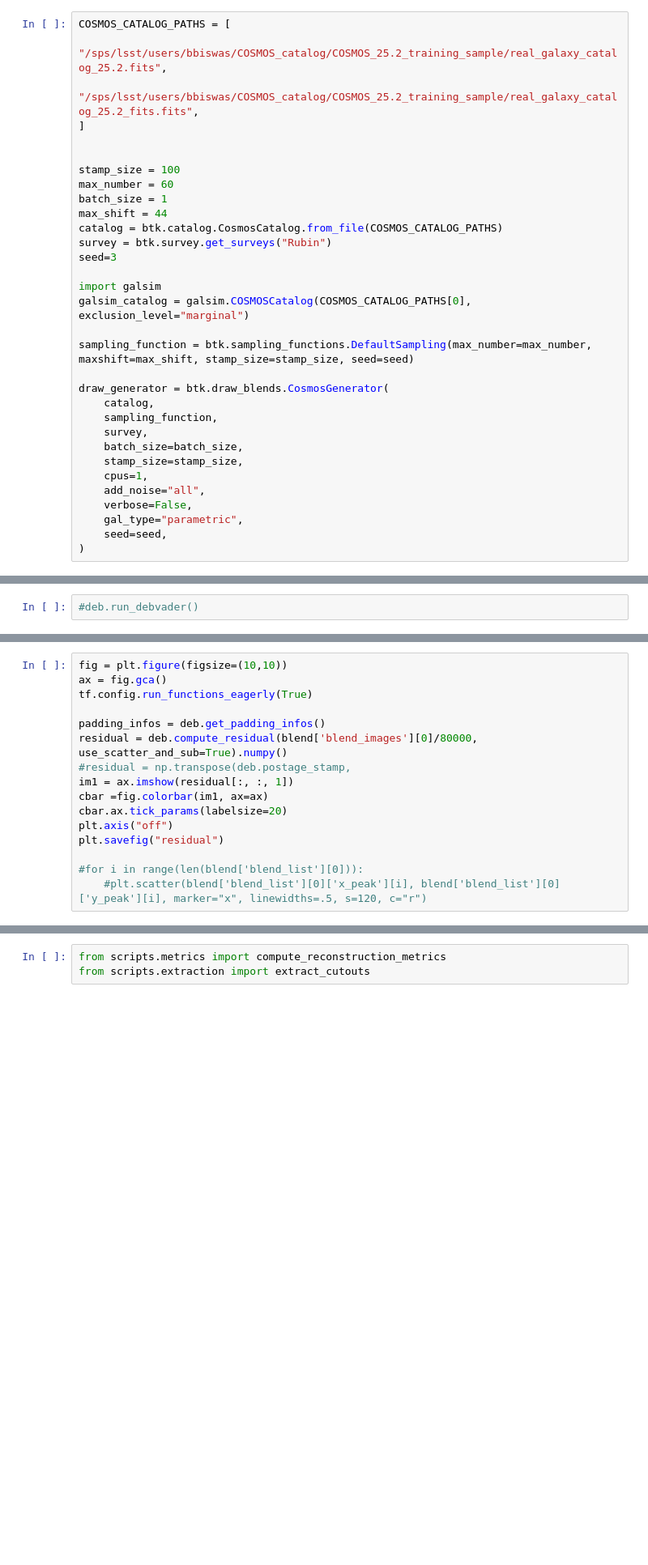
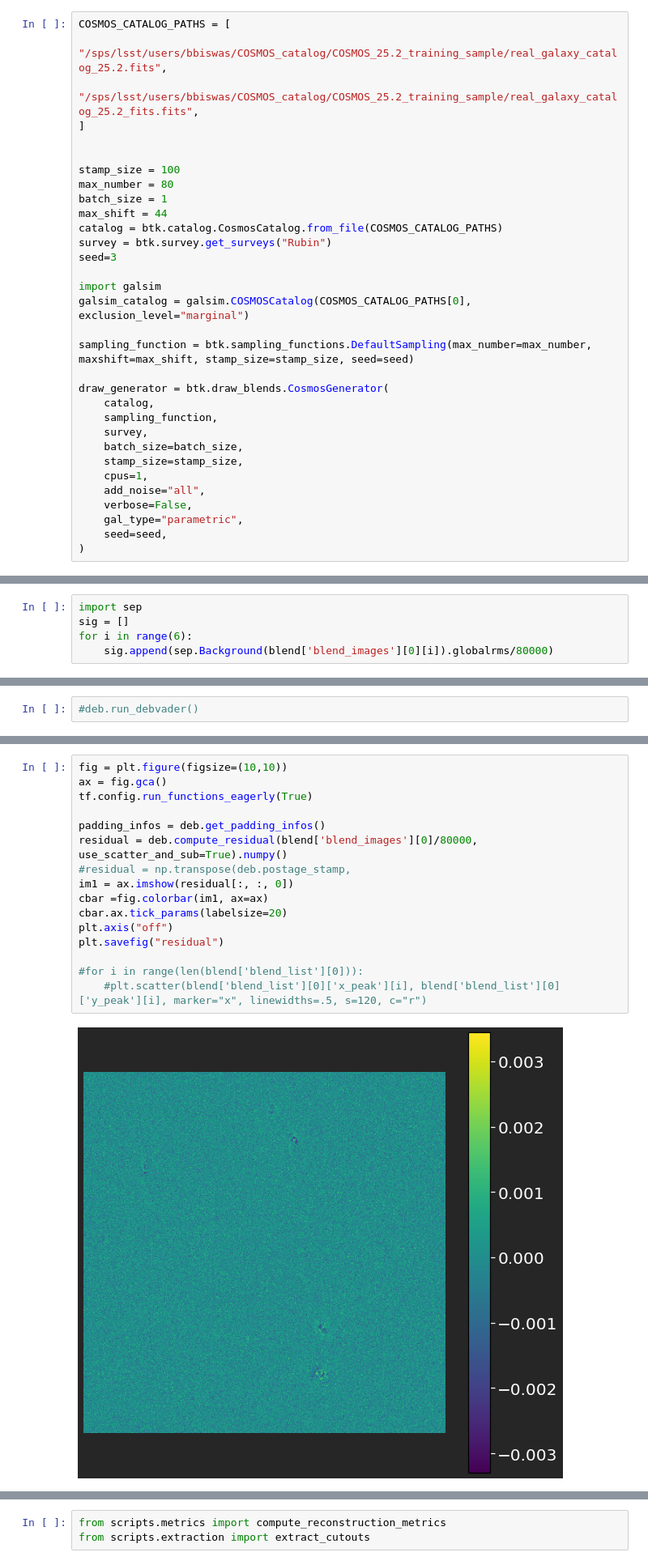
Before and after one commit to b-biswas/MADNESS-legacy, a Jupyter notebook: notebooks/test_simultaneous_deblending.ipynb, the cells around one changed output, grey strips where cells are left out. Shown at 81% size. Cells and saved outputs as stored; diff of their text form; blank space fills up the shorter version.

```diff
--- a/notebooks/test_simultaneous_deblending.ipynb
+++ b/notebooks/test_simultaneous_deblending.ipynb
@@ -42,7 +42,7 @@ COSMOS_CATALOG_PATHS = [
 
 
 stamp_size = 100
-max_number = 60
+max_number = 80
 batch_size = 1
 max_shift = 44
 catalog = btk.catalog.CosmosCatalog.from_file(COSMOS_CATALOG_PATHS)
@@ -127,0 +136,5 @@ plt.savefig("input field")
+# %%
+import sep
+sig = []
+for i in range(6):
+    sig.append(sep.Background(blend['blend_images'][0][i]).globalrms/80000)
@@ -230,19 +315,21 @@ plt.imshow(blend['blend_images'][0][1])
 # %%
 fig = plt.figure(figsize=(10,10))
 ax = fig.gca()
 tf.config.run_functions_eagerly(True)
 
 padding_infos = deb.get_padding_infos()
 residual = deb.compute_residual(blend['blend_images'][0]/80000, use_scatter_and_sub=True).numpy()
 #residual = np.transpose(deb.postage_stamp,
-im1 = ax.imshow(residual[:, :, 1])
+im1 = ax.imshow(residual[:, :, 0])
 cbar =fig.colorbar(im1, ax=ax)
 cbar.ax.tick_params(labelsize=20)
 plt.axis("off")
 plt.savefig("residual")
 
 #for i in range(len(blend['blend_list'][0])):
     #plt.scatter(blend['blend_list'][0]['x_peak'][i], blend['blend_list'][0]['y_peak'][i], marker="x", linewidths=.5, s=120, c="r")
+# %% [output]
+[figure, added]
 # %%
 print(deb.results)
 plt.plot(deb.results)
```
Also changed, not shown: parts of 19 cells of this notebook.
